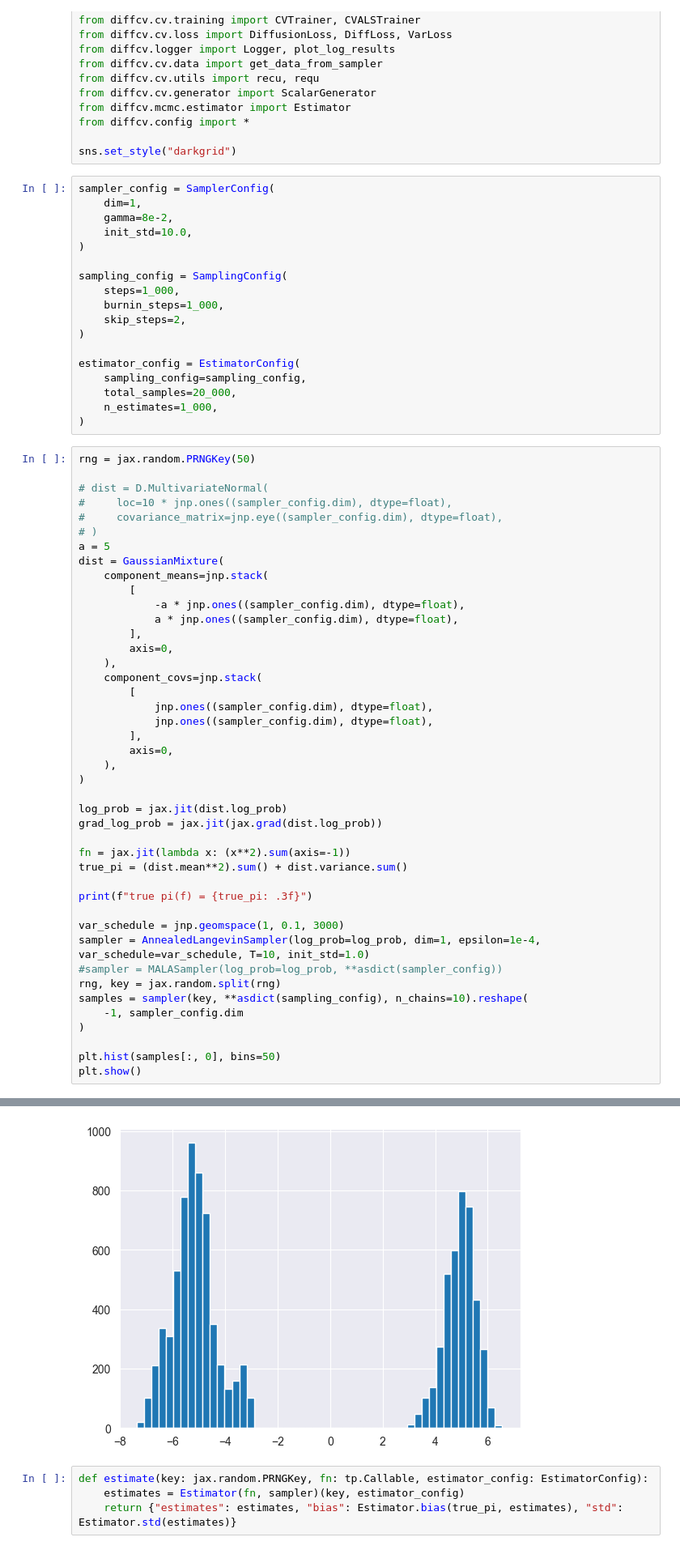
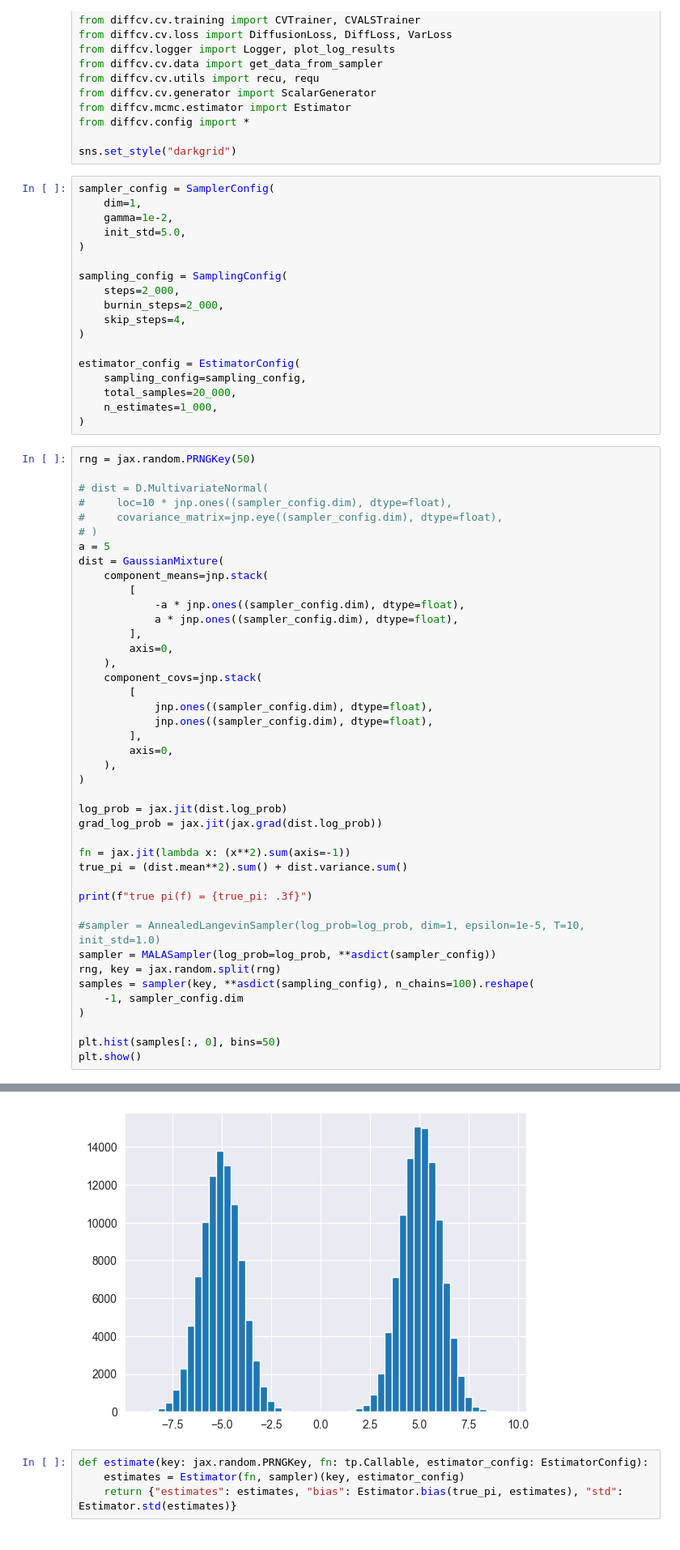
Before and after one commit to kkorolev1/mcmc-control-variates, a Jupyter notebook: diffcv.ipynb, the cells around one changed output, grey strips where cells are left out. Shown at 81% size. Cells and saved outputs as stored; diff of their text form.

```diff
--- a/diffcv.ipynb
+++ b/diffcv.ipynb
@@ -48,14 +48,14 @@ sns.set_style("darkgrid")
 # %%
 sampler_config = SamplerConfig(
     dim=1,
-    gamma=8e-2,
-    init_std=10.0,
+    gamma=1e-2,
+    init_std=5.0,
 )
 
 sampling_config = SamplingConfig(
-    steps=1_000,
-    burnin_steps=1_000,
-    skip_steps=2,
+    steps=2_000,
+    burnin_steps=2_000,
+    skip_steps=4,
 )
 
 estimator_config = EstimatorConfig(
@@ -77,38 +77,37 @@ dist = GaussianMixture(
             -a * jnp.ones((sampler_config.dim), dtype=float),
             a * jnp.ones((sampler_config.dim), dtype=float),
         ],
         axis=0,
     ),
     component_covs=jnp.stack(
         [
             jnp.ones((sampler_config.dim), dtype=float),
             jnp.ones((sampler_config.dim), dtype=float),
         ],
         axis=0,
     ),
 )
 
 log_prob = jax.jit(dist.log_prob)
 grad_log_prob = jax.jit(jax.grad(dist.log_prob))
 
 fn = jax.jit(lambda x: (x**2).sum(axis=-1))
 true_pi = (dist.mean**2).sum() + dist.variance.sum()
 
 print(f"true pi(f) = {true_pi: .3f}")
 
-var_schedule = jnp.geomspace(1, 0.1, 3000)
-sampler = AnnealedLangevinSampler(log_prob=log_prob, dim=1, epsilon=1e-4, var_schedule=var_schedule, T=10, init_std=1.0)
-#sampler = MALASampler(log_prob=log_prob, **asdict(sampler_config))
+#sampler = AnnealedLangevinSampler(log_prob=log_prob, dim=1, epsilon=1e-5, T=10, init_std=1.0)
+sampler = MALASampler(log_prob=log_prob, **asdict(sampler_config))
 rng, key = jax.random.split(rng)
-samples = sampler(key, **asdict(sampling_config), n_chains=10).reshape(
+samples = sampler(key, **asdict(sampling_config), n_chains=100).reshape(
     -1, sampler_config.dim
 )
 
 plt.hist(samples[:, 0], bins=50)
 plt.show()
 # %% [output]
 true pi(f) =  26.000
-[figure, old version]
+[figure, new version]
 # %%
 def estimate(key: jax.random.PRNGKey, fn: tp.Callable, estimator_config: EstimatorConfig):
     estimates = Estimator(fn, sampler)(key, estimator_config)
```
Also changed, not shown: parts of 11 cells of this notebook, 1 other file.
